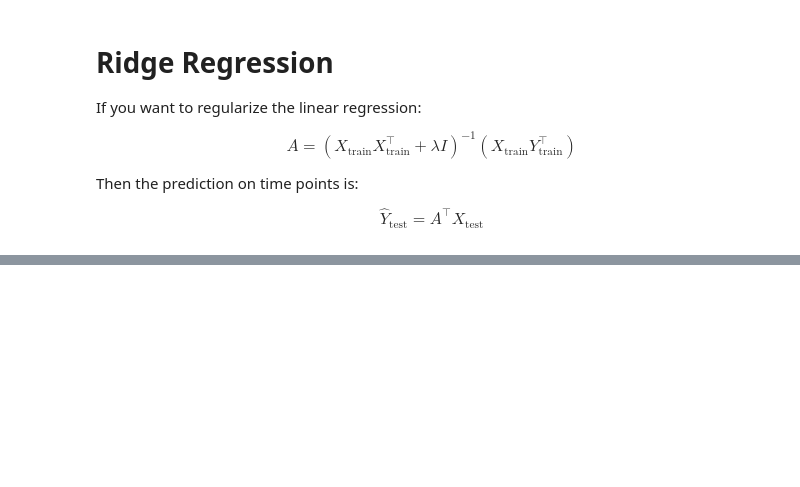
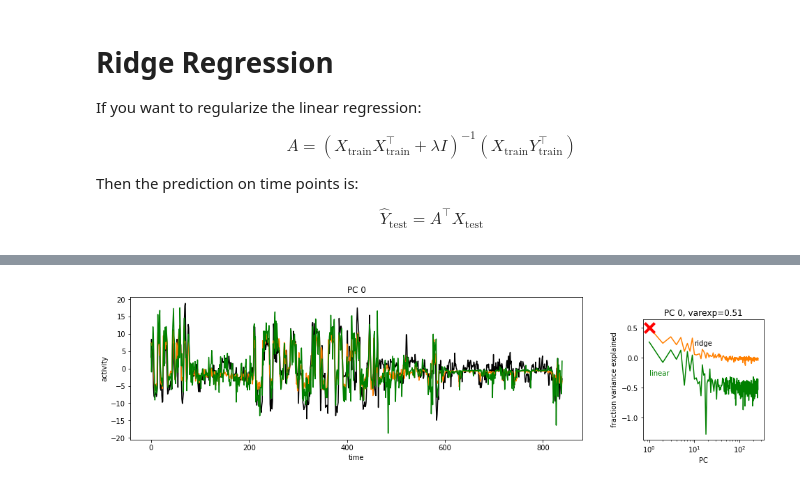
Before and after one commit to kbonnen/NeuromatchTeachingDemo, a Jupyter notebook: ridge-regression-tutorial-solution.ipynb, the cells around one changed output, grey strips where cells are left out. Cells and saved outputs as stored; diff of their text form; code cells hidden in the pictures; blank space fills up the shorter version.

```diff
--- a/ridge-regression-tutorial-solution.ipynb
+++ b/ridge-regression-tutorial-solution.ipynb
@@ -175,0 +143,34 @@ plt.show()
+# %%
+covM = np.matmul(beh[:,itrain], beh[:,itrain].T)
+A = np.linalg.solve(covM, np.matmul(beh[:,itrain], binned_neural_reduced[:,itrain].T))
+
+Vpred_linear = np.matmul(A.T, beh[:,itest])
+
+varexp_linear = 1 - ((Vpred_linear - binned_neural_reduced[:,itest])**2).sum(axis=1)/(binned_neural_reduced[:,itest]**2).sum(axis=1)
+# %%
+# plot of principal component activity and variance explained
+
+fig=plt.figure(figsize=(12,3))
+
+ipc = 0 ### which PC to plot
+
+ax = fig.add_axes([0.05,.05,.75,.95])
+ax.plot(binned_neural_reduced[ipc,itest],color=[0,0,0])
+ax.plot(Vpred_ridge[ipc], color=[1,.5,0])
+ax.plot(Vpred_linear[ipc],  color=[0.,.5,0])
+ax.set_title('PC %d'%ipc)
+ax.set_xlabel('time')
+ax.set_ylabel('activity')
+
+ax = fig.add_axes([0.9,.05, .2, .8])
+ax.scatter(ipc+1, varexp_ridge[ipc],marker='x',color='r',s=200, lw=4, zorder=10)
+ax.semilogx(np.arange(1,varexp_ridge.size+1), varexp_ridge, color=[1,.5,0])
+ax.semilogx(np.arange(1,varexp_linear.size+1), varexp_linear, color=[0.,.5,0])
+ax.text(1,-.3,'linear',color=[0,.5,0])
+ax.text(10,0.2,'ridge')
+ax.set_xlabel('PC')
+ax.set_ylabel('fraction variance explained')
+ax.set_title('PC %d, varexp=%0.2f'%(ipc,varexp_ridge[ipc]))
+plt.show()
+# %% [output]
+[figure, added]
```
Also changed, not shown: parts of 15 cells of this notebook.
